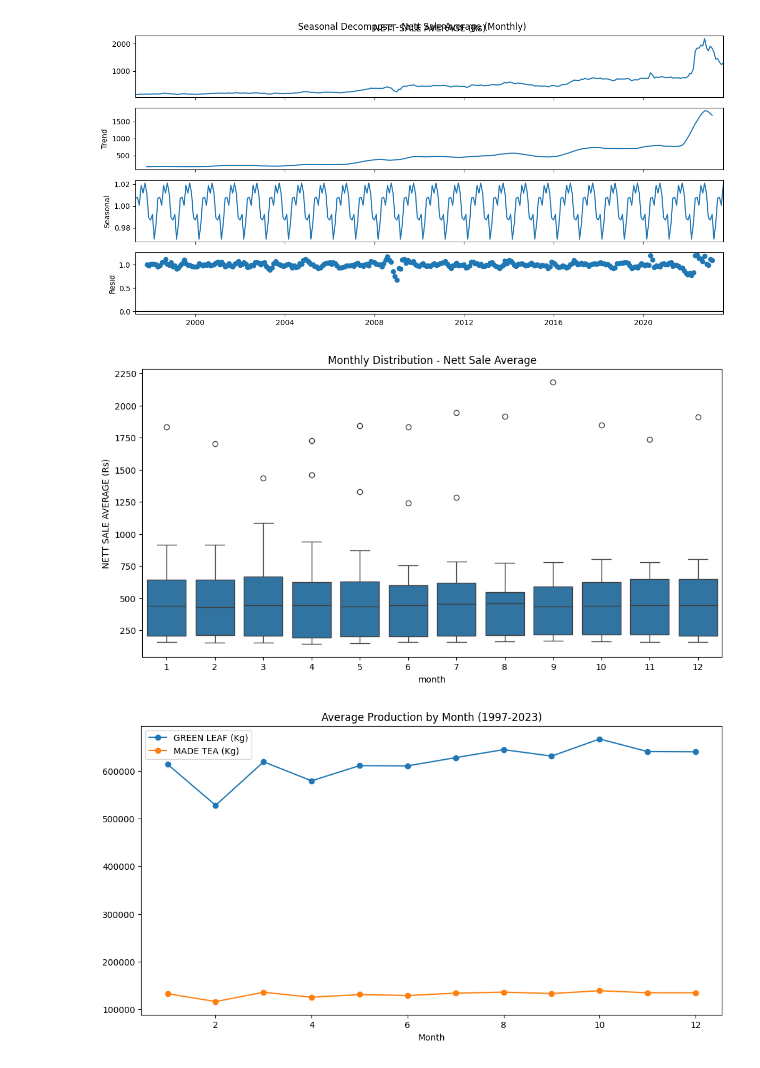
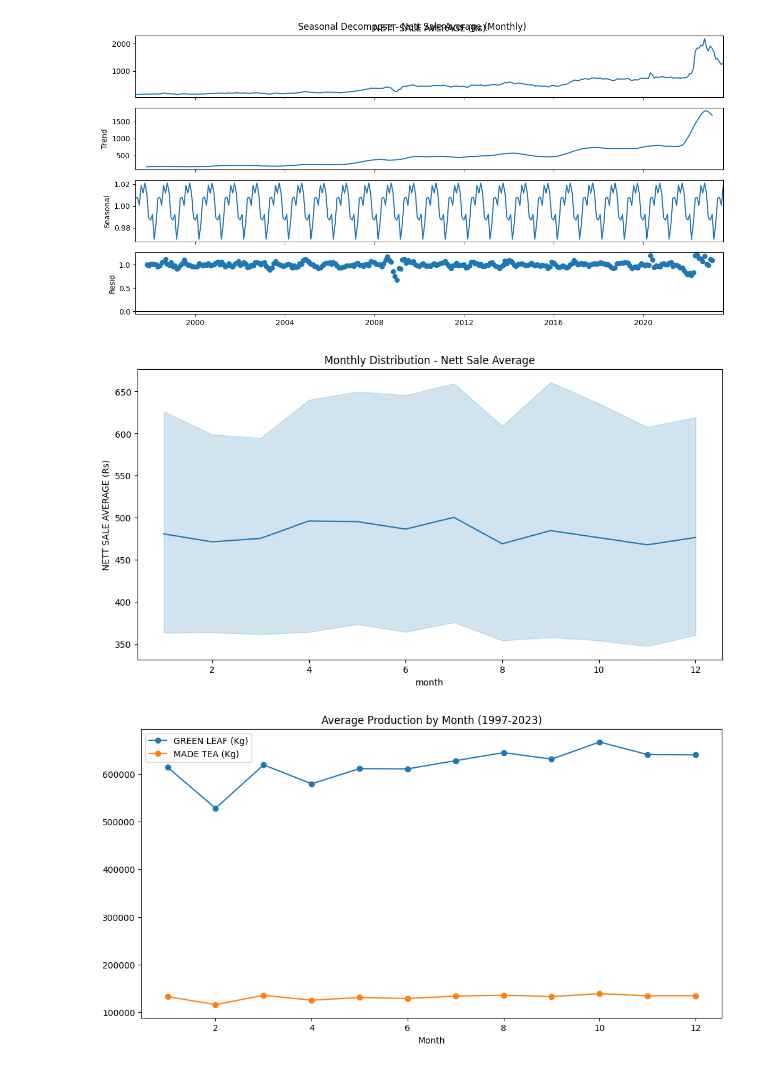
Before and after one commit to NishanD21/Time-Series-Analysis-on-Tea-Production, a Jupyter notebook: nvk_tea_analysis.ipynb, the cells around one changed output. Cells and saved outputs as stored; diff of their text form; code cells hidden in the pictures.

```diff
--- a/nvk_tea_analysis.ipynb
+++ b/nvk_tea_analysis.ipynb
@@ -160,11 +160,11 @@ plt.show()
 [figure]
 # %%
 monthly['month'] = monthly.index.month
-sns.boxplot(x='month', y='NETT SALE AVERAGE (Rs)', data=monthly.reset_index())
+sns.lineplot(x='month', y='NETT SALE AVERAGE (Rs)', data=monthly.reset_index())
 plt.title('Monthly Distribution - Nett Sale Average')
 plt.show()
 # %% [output]
-[figure, old version]
+[figure, new version]
 # %%
 monthly[['GREEN LEAF (Kg)', 'MADE TEA (Kg)']].groupby(monthly.index.month).mean().plot(marker='o')
 plt.title('Average Production by Month (1997-2023)')
```
Also changed, not shown: parts of 5 cells of this notebook.
